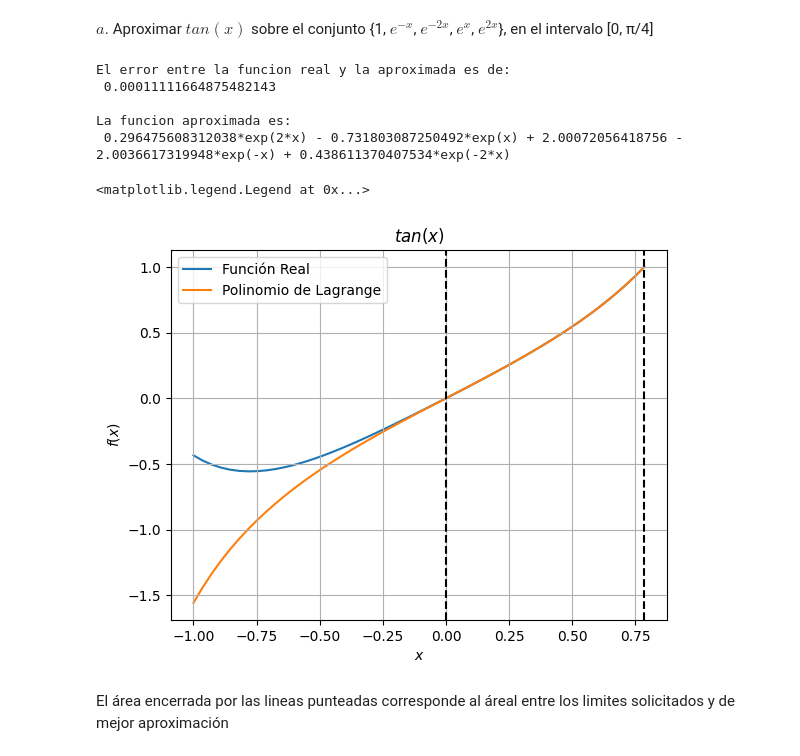
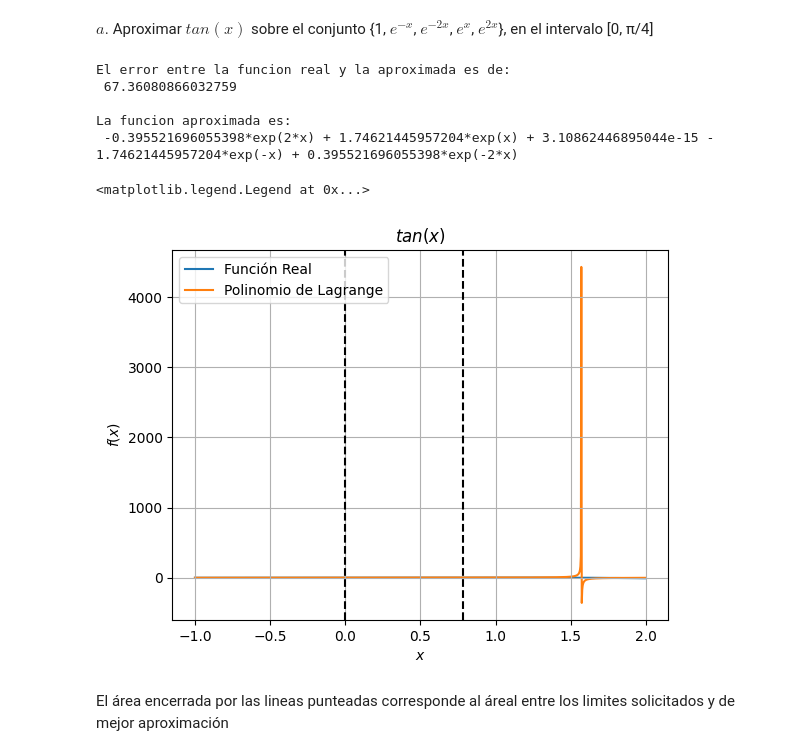
Before and after one commit to JulianSoZa/MiniProjects_NumericMethods, a Jupyter notebook: MiniProject1_GP1/exrcise1.ipynb, the cells around one changed output. Saved outputs shown, nothing was run; the diff lists cells and outputs as text; code cells hidden in the pictures.

```diff
--- a/MiniProject1_GP1/exrcise1.ipynb
+++ b/MiniProject1_GP1/exrcise1.ipynb
@@ -65,38 +65,39 @@ $a.$ Aproximar $tan(x)$ sobre el conjunto {1, $e^{−x}$, $e^{−2x}$, $e^{x}$,
 # %%
 x = sym.Symbol('x')                                                                     # Variable independiente de forma simbolica
 f = sym.tan(x)                                                                          # Funcion a aproximar
 ui = [1, sym.exp(-x), sym.exp(-2*x), sym.exp(x), sym.exp(2*x)]                          # Funciones base de aproximacion
-lim = [0, (np.pi)/4]                                                                    # Rango en el que se hace la integracion
+lim = [-2, 2]                                                                    # Rango en el que se hace la integracion
 
 A, b, fg, alp = aproximacion_num(f, ui, lim)
 
 fg                                                                                      # Funcion aproximada
 print(f"\nLa funcion aproximada es: \n {fg}\n")
 
 # GRAFICO
-xp = np.linspace(-1, (np.pi)/4)
+xp = np.linspace(-1, 2, 1000)
+#xp = np.linspace(-1, (np.pi)/4)
 fp = sym.lambdify(x,fg)(xp)
 fr = sym.lambdify(x,f)(xp)
 
 fig, ax1 = plt.subplots()
 
 ax1.plot(xp,fp, zorder=0, label="Función Real")
 ax1.plot(xp,fr, zorder=1, label="Polinomio de Lagrange")
 ax1.set_title("$tan(x)$")
 ax1.axvline(0, color='k', linestyle='--')
 ax1.axvline((np.pi)/4, color='k', linestyle='--')
 ax1.grid()
 ax1.set_xlabel("$x$")
 ax1.set_ylabel("$f(x)$")
 ax1.legend()
 # %% [output]
 El error entre la funcion real y la aproximada es de:
- 0.00011111664875482143
+ 67.36080866032759
 
 La funcion aproximada es:
- 0.296475608312038*exp(2*x) - 0.731803087250492*exp(x) + 2.00072056418756 - 2.0036617319948*exp(-x) + 0.438611370407534*exp(-2*x)
+ -0.395521696055398*exp(2*x) + 1.74621445957204*exp(x) + 3.10862446895044e-15 - 1.74621445957204*exp(-x) + 0.395521696055398*exp(-2*x)
 <matplotlib.legend.Legend at 0x...>
-[figure, old version]
+[figure, new version]
 # %% [markdown]
 El área encerrada por las lineas punteadas corresponde al áreal entre los limites solicitados y de mejor aproximación
 # %% [markdown]
```
Also changed, not shown: 2 other files.
